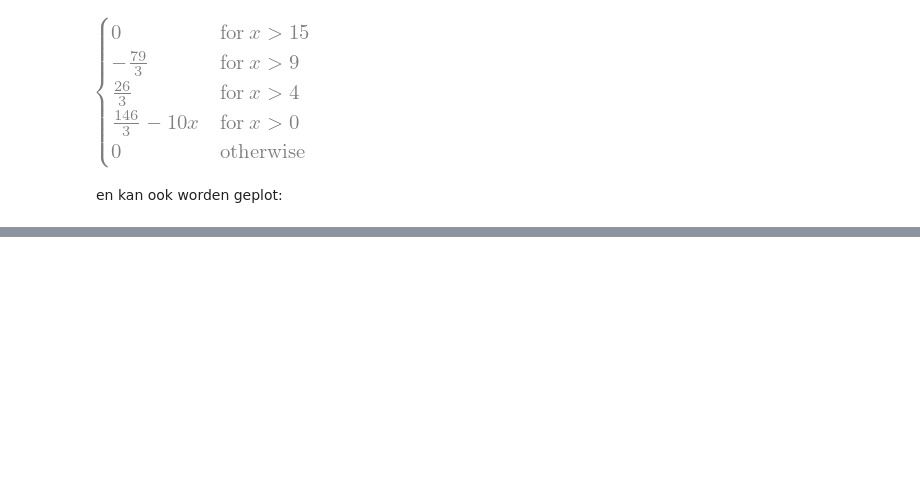
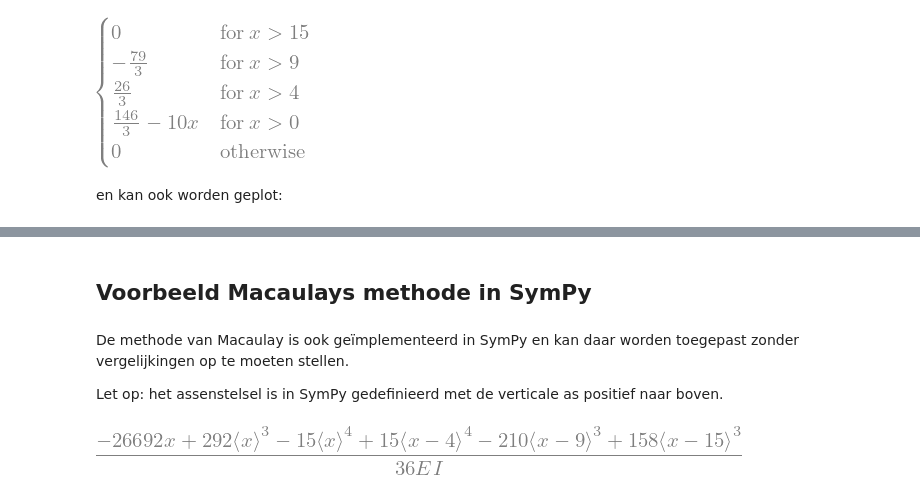
Before and after one commit to TeachBooks/Macaulays_method, a Jupyter notebook: book/Onderzoeksvoorstel.ipynb, the cells around one changed output, grey strips where cells are left out. Cells and saved outputs as stored; diff of their text form; code cells hidden in the pictures; blank space fills up the shorter version.

```diff
--- a/book/Onderzoeksvoorstel.ipynb
+++ b/book/Onderzoeksvoorstel.ipynb
@@ -198,0 +172,6 @@ ax.legend(loc='upper center', bbox_to_anchor=(0.5, -0.05),fancybox=True, shadow=
+# %% [markdown]
+## Voorbeeld Macaulays methode in SymPy
+# %% [markdown]
+De methode van Macaulay is ook geïmplementeerd in SymPy en kan daar worden toegepast zonder vergelijkingen op te moeten stellen.
+
+Let op: het assenstelsel is in SymPy gedefinieerd met de verticale as positief naar boven.
@@ -198,0 +182,11 @@ ax.legend(loc='upper center', bbox_to_anchor=(0.5, -0.05),fancybox=True, shadow=
+# %%
+E, I = sym.symbols('E, I')
+b = Beam(15, E, I)
+A_v = b.apply_support(0,type='pin')
+B_v = b.apply_support(15,type='roller')
+b.apply_load(-10, 0, 0, 4)
+b.apply_load(-35, 9, -1)
+b.solve_for_reaction_loads(A_v, B_v)
+b.deflection().simplify()
+# %% [output]
+[figure, added]
```
Also changed, not shown: parts of 6 cells of this notebook.
